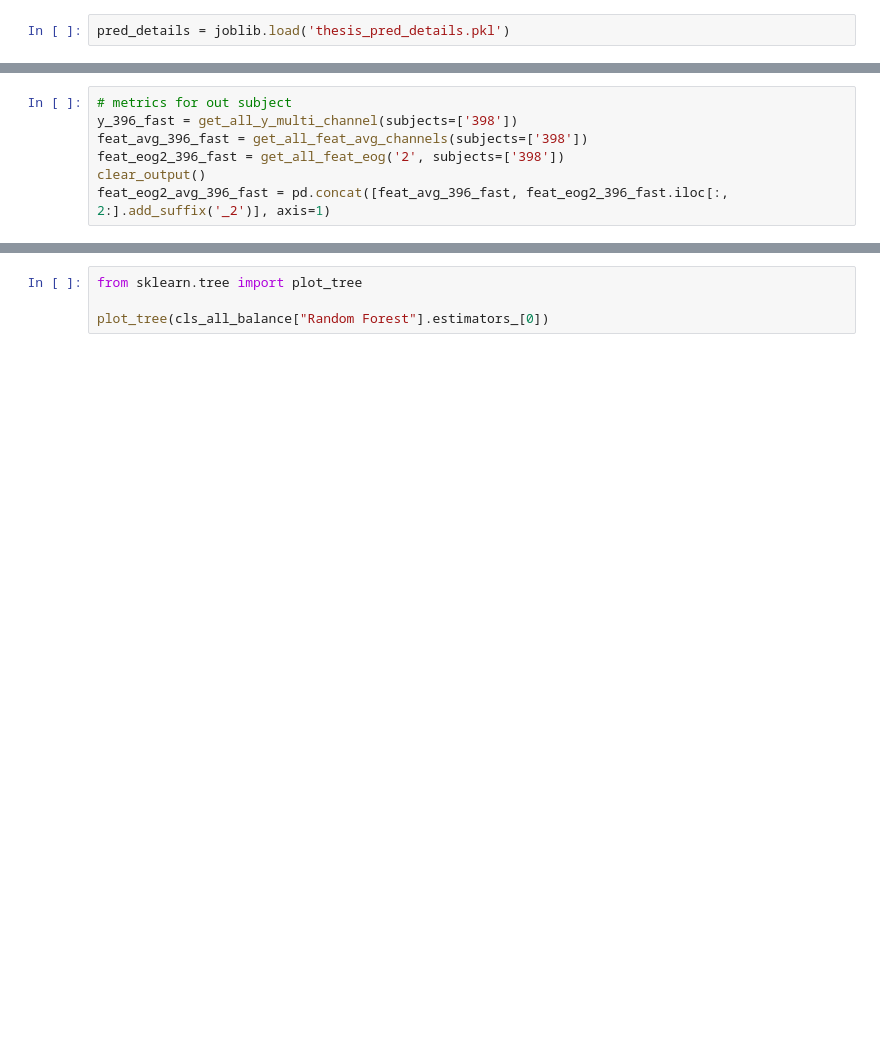
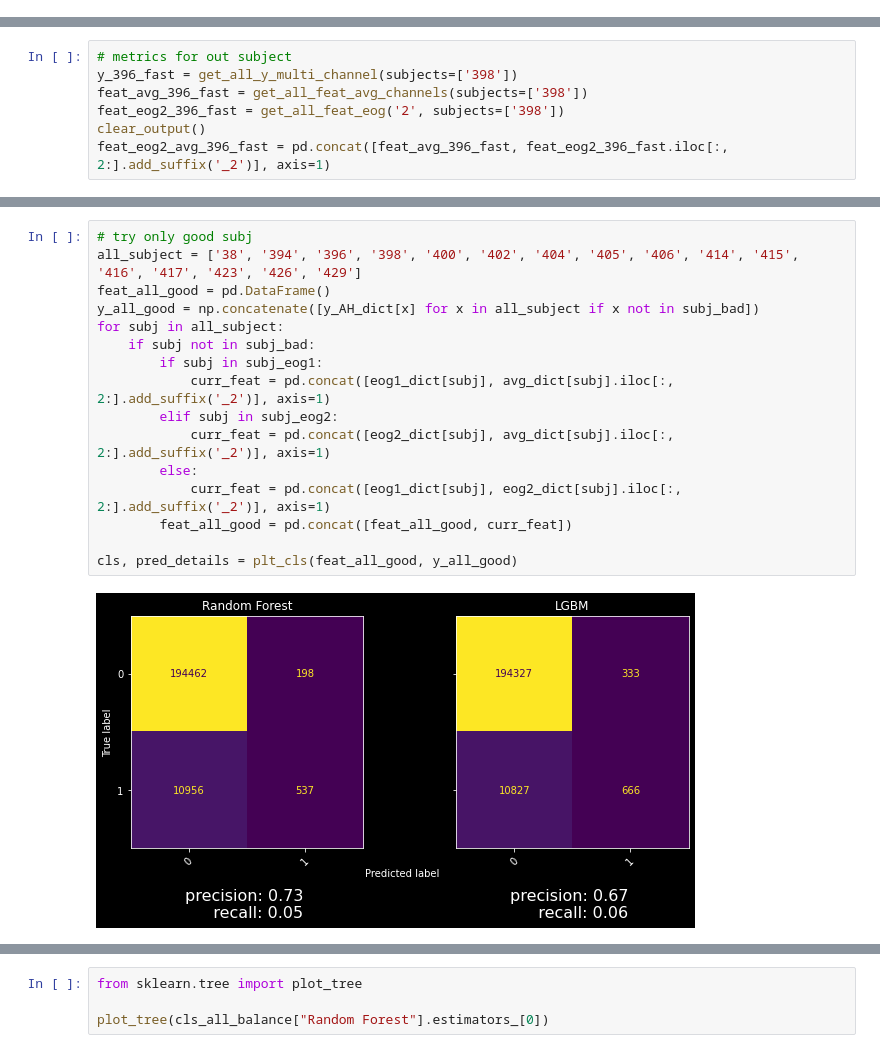
Before and after one commit to The1per/spikes_notebooks, a Jupyter notebook: scalp_model.ipynb, the cells around one changed output, grey strips where cells are left out. Drawn from its saved outputs; the diff is of its cells as text; blank space fills up the shorter version.

```diff
--- a/scalp_model.ipynb
+++ b/scalp_model.ipynb
@@ -770,2 +148,0 @@ joblib.dump(pred_details, 'thesis_pred_details.pkl')
-# %%
-pred_details = joblib.load('thesis_pred_details.pkl')
@@ -1255,0 +442,18 @@ joblib.dump(y_dict, 'y_dict.pkl')
+# %%
+# try only good subj
+all_subject = ['38', '394', '396', '398', '400', '402', '404', '405', '406', '414', '415', '416', '417', '423', '426', '429']
+feat_all_good = pd.DataFrame()
+y_all_good = np.concatenate([y_AH_dict[x] for x in all_subject if x not in subj_bad])
+for subj in all_subject:
+    if subj not in subj_bad:
+        if subj in subj_eog1:
+            curr_feat = pd.concat([eog1_dict[subj], avg_dict[subj].iloc[:, 2:].add_suffix('_2')], axis=1)
+        elif subj in subj_eog2:
+            curr_feat = pd.concat([eog2_dict[subj], avg_dict[subj].iloc[:, 2:].add_suffix('_2')], axis=1)
+        else:
+            curr_feat = pd.concat([eog1_dict[subj], eog2_dict[subj].iloc[:, 2:].add_suffix('_2')], axis=1)
+        feat_all_good = pd.concat([feat_all_good, curr_feat])
+
+cls, pred_details = plt_cls(feat_all_good, y_all_good)
+# %% [output]
+[figure, added]
```
Also changed, not shown: parts of 121 cells of this notebook, 6 other files.
